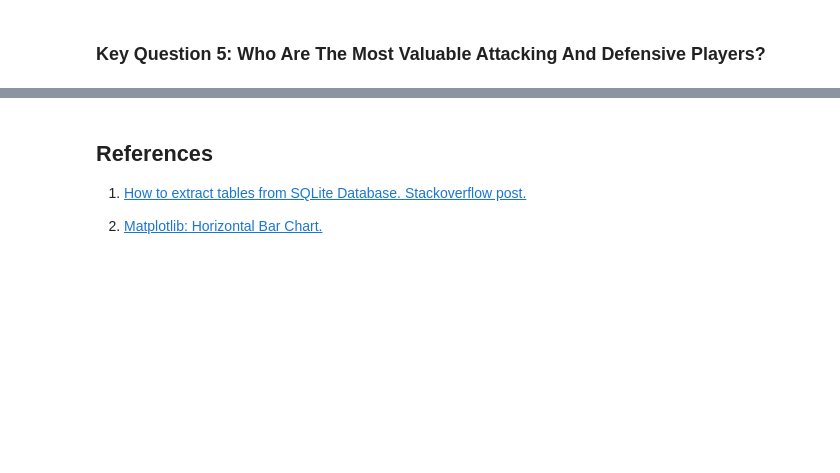
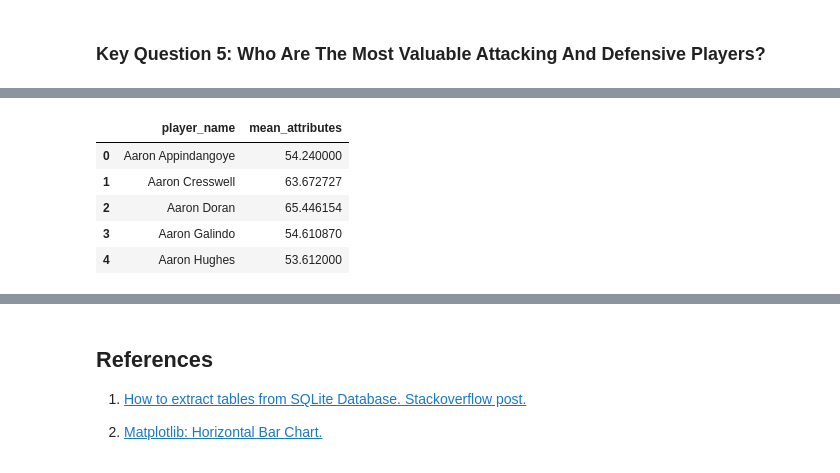
Before and after one commit to Emekadavid/european_soccer, a Jupyter notebook: notebook.ipynb, the cells around one changed output, grey strips where cells are left out. Cells and saved outputs as stored; diff of their text form; code cells hidden in the pictures; blank space fills up the shorter version.

```diff
--- a/notebook.ipynb
+++ b/notebook.ipynb
@@ -2121,0 +2200,12 @@ The graphic shows clearly that of the top teams during the period in European so
+# %%
+# convert the series to frame
+player_best_updated = player_best_updated.to_frame()
+player_best_updated.reset_index(inplace=True)
+player_best_updated.head()
+# %% [output]
+|  | player_name | mean_attributes |
+| 0 | Aaron Appindangoye | 54.240000 |
+| 1 | Aaron Cresswell | 63.672727 |
+| 2 | Aaron Doran | 65.446154 |
+| 3 | Aaron Galindo | 54.610870 |
+| 4 | Aaron Hughes | 53.612000 |
```
Also changed, not shown: parts of 28 cells of this notebook, 1 other file.
